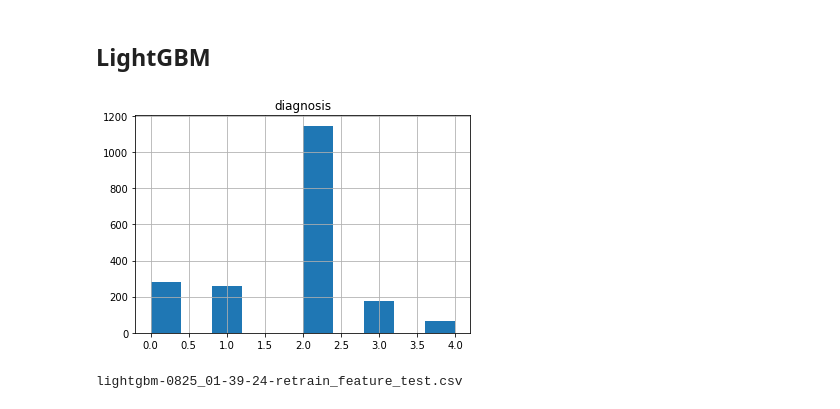
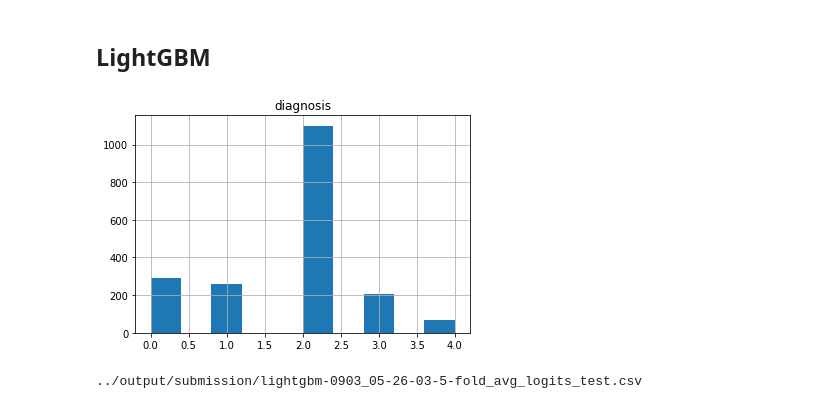
Before and after one commit to mikelkl/APTOS2019, a Jupyter notebook: notebooks/stacking-logits.ipynb, the cells around one changed output. Cells and saved outputs as stored; diff of their text form; code cells hidden in the pictures.

```diff
--- a/notebooks/stacking-logits.ipynb
+++ b/notebooks/stacking-logits.ipynb
@@ -486,15 +237,28 @@ print(X_train.shape)
 estimator = lgb.LGBMRegressor(n_jobs=8, random_state=SEED)
 
 param_grid = {
-    'max_depth': [3, 5, 7, 9, 12, 15, 17, 25],
-#     'max_depth': [20],
-    'learning_rate': [0.01, 0.02, 0.05, 0.1, 0.15],
-#     'learning_rate': [0.1],
-    'colsample_bytree': [0.6, 0.7, 0.8, 0.9, 1]
+#     'max_depth': [3, 5, 7, 9, 12, 15, 17, 25],
+    'max_depth': [3],
+    'learning_rate': [0.05],
+#     'learning_rate': [0.01, 0.02, 0.05, 0.1, 0.15],
+#     'feature_fraction': [0.6, 0.7, 0.8, 0.9, 0.95],
+    'feature_fraction': [0.6],
+#     'bagging_fraction': [0.6, 0.7, 0.8, 0.9, 0.95],
+    'bagging_fraction': [0.7],
+    'bagging_freq': [8],
+#     'bagging_freq': [2, 4, 5, 6, 8],
+#     'lambda_l1': [0, 0.1, 0.4, 0.5, 0.6],
+    'lambda_l1': [0],
+    'lambda_l2': [15],
+#     'lambda_l2': [0, 10, 15, 35, 40],
+    'cat_smooth': [1],
+#     'cat_smooth': [1, 10, 15, 20, 35],
+#     'colsample_bytree': [0.6, 0.7, 0.8, 0.9, 1]
+    'colsample_bytree': [0.6]
+
 }
 
 gbm = GridSearchCV(estimator, param_grid, cv=5, n_jobs=16, scoring=score, verbose=1)
-# gbm.fit(X_train_normalized, y_train)
 gbm.fit(X_train, y_train)
 
 print('Best parameters found by grid search are:', gbm.best_params_)
@@ -547,4 +326,4 @@ lightgbm-0825_01-39-24
 # %%
-with open(model_save_name, "rb") as f:
-    gbm = pk.load(f)
+# with open(model_save_name, "rb") as f:
+#     gbm = pk.load(f)
 # %% [markdown]
@@ -616,22 +456,27 @@ lr-0825_01-39-24
 # Test
 # %% [markdown]
 ## LightGBM
+# %%
+model_save_name = "lightgbm-0903_05-26-03"
 # %%
-X_test = np.concatenate([b3_test_logits, b4_test_logits, b5_test_logits], axis=1)
-X_test.shape
+b3_test_avg_feats = np.average(b3_test_logits_list, axis=0)
+b4_test_avg_feats = np.average(b4_test_logits_list, axis=0)
+b5_test_avg_feats = np.average(b5_test_logits_list, axis=0)
+
+
+X_test = np.concatenate([b3_test_avg_feats, b4_test_avg_feats, b5_test_avg_feats], axis=1)
 y_pred = gbm.predict(X_test)
 
 y_pred = np.round(y_pred)
-
 
 test_df.diagnosis = y_pred.astype(int)
 
 test_df.hist()
 plt.show()
 
-submition_filename = "{}-retrain_feature_test.csv".format(model_save_name)
-test_df.to_csv(submition_filename,index=False)
+submition_filename = "../output/submission/{}-5-fold_avg_logits_test.csv".format(model_save_name)
+test_df.to_csv(submition_filename, index=False)
 print(submition_filename)
 # %% [output]
-[figure, old version]
+[figure, new version]
-lightgbm-0825_01-39-24-retrain_feature_test.csv
+../output/submission/lightgbm-0903_05-26-03-5-fold_avg_logits_test.csv
```
Also changed, not shown: parts of 57 cells of this notebook, 34 other files.
